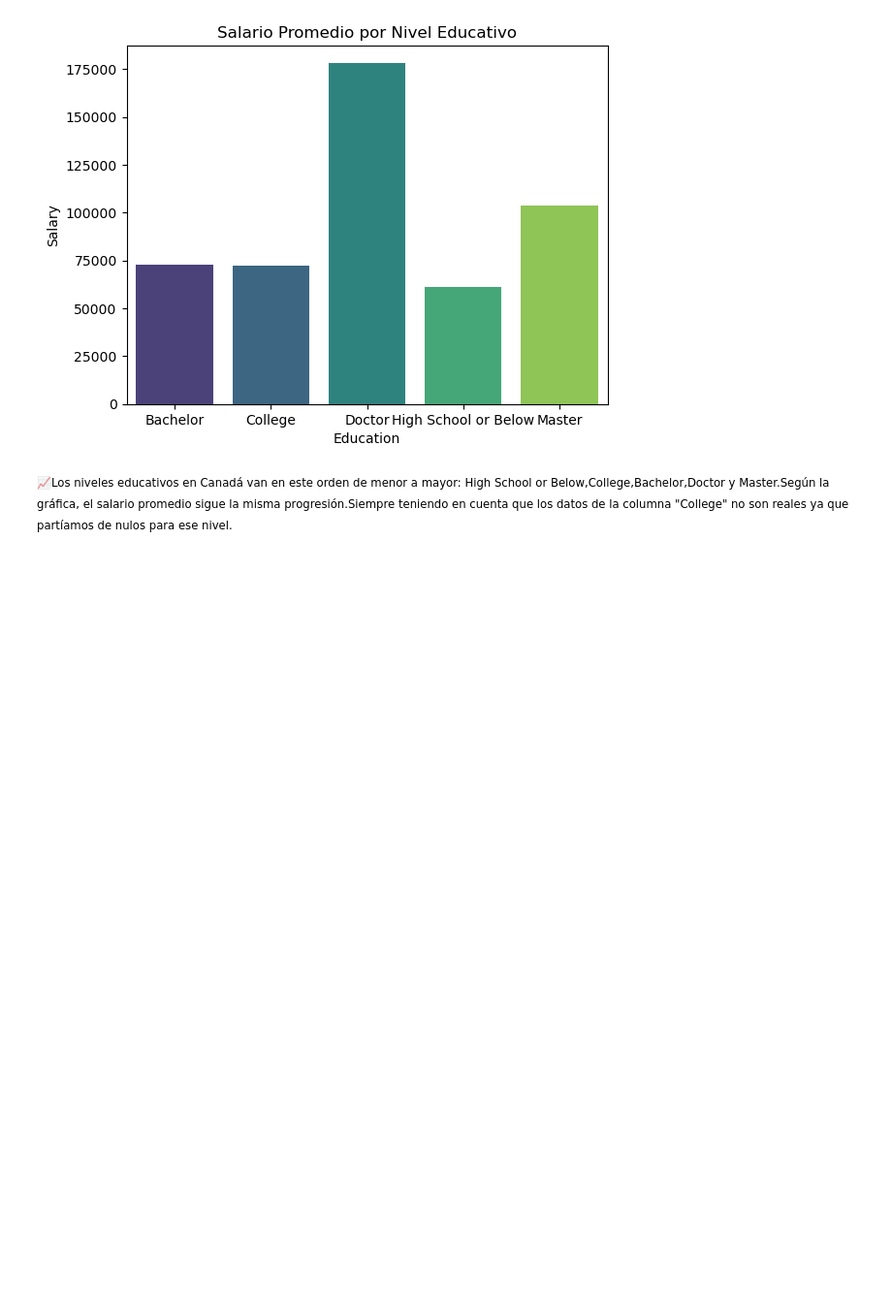
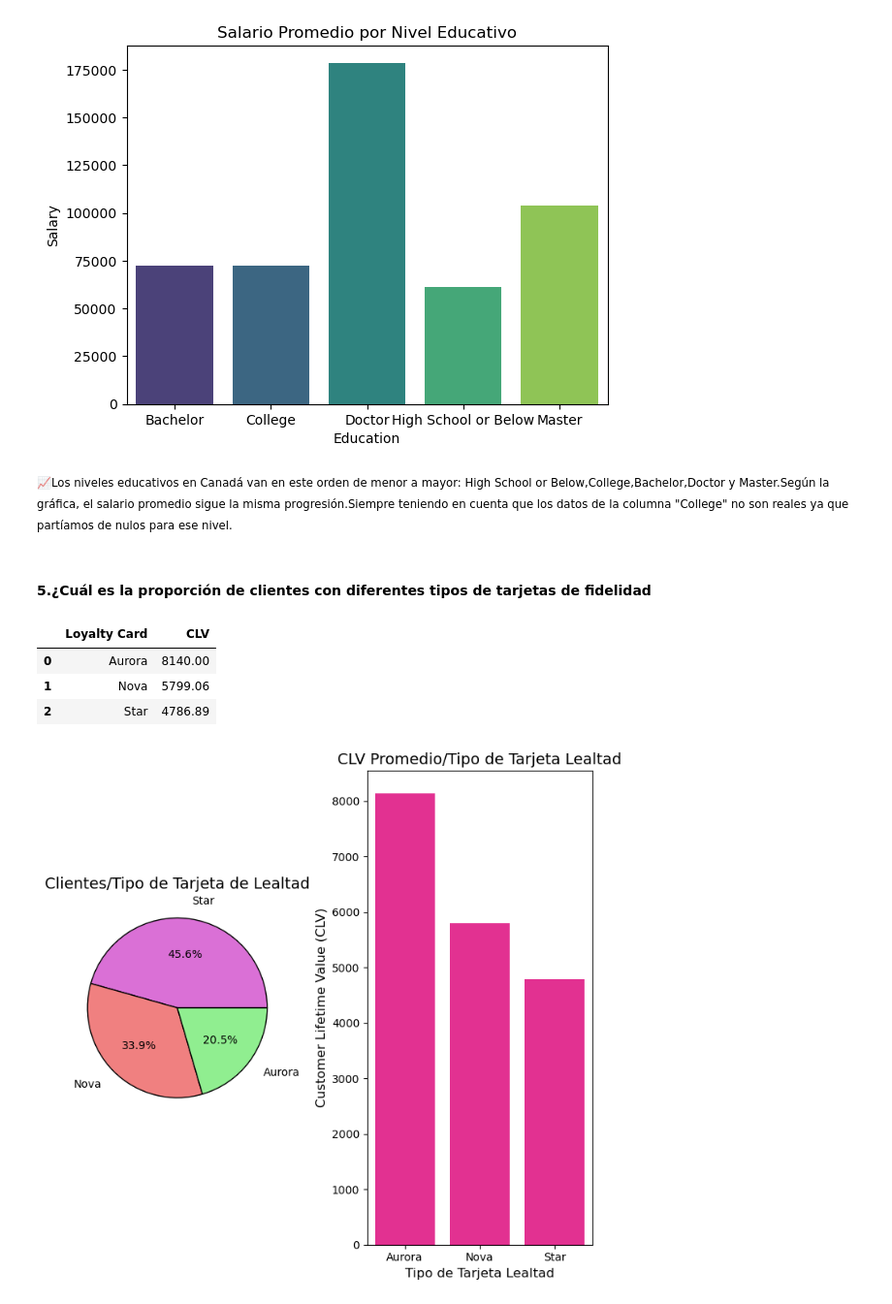
Before and after one commit to Adalab/bda-modulo-3-evaluacion-final-NuriaSalasVazquez, a Jupyter notebook: EDA.ipynb, the cells around one changed output. Shown at 97% size. Saved outputs shown, nothing was run; the diff lists cells and outputs as text; code cells hidden in the pictures; blank space fills up the shorter version.

```diff
--- a/EDA.ipynb
+++ b/EDA.ipynb
@@ -498,3 +483,44 @@ Passing `palette` without assigning `hue` is deprecated and will be removed in v
 [figure]
 # %% [markdown]
 <small>📈Los niveles educativos en Canadá van en este orden de menor a mayor: High School or Below,College,Bachelor,Doctor y Master.Según la gráfica, el salario promedio sigue la misma progresión.Siempre teniendo en cuenta que los datos de la columna "College" no son reales ya que partíamos de nulos para ese nivel.<small>
+# %% [markdown]
+ #### 5.¿Cuál es la proporción de clientes con diferentes tipos de tarjetas de fidelidad
+# %%
+relación_card_clv=df_union.groupby("Loyalty Card")["CLV"].median().round(2).reset_index()
+relación_card_clv
+# %% [output]
+|  | Loyalty Card | CLV |
+| 0 | Aurora | 8140.00 |
+| 1 | Nova | 5799.06 |
+| 2 | Star | 4786.89 |
+# %%
+
+
+# Crear el subplot con 1 fila y 2 columnas
+fig, axes = plt.subplots(1, 2, figsize=(16, 8))
+
+df_union['Loyalty Card'].value_counts().plot.pie(
+    autopct='%1.1f%%',
+    colors=['orchid', 'lightcoral', 'lightgreen'],
+    figsize=(7, 7),  # Ajustar el tamaño del gráfico
+    labeldistance=1.2,  # Separar las etiquetas de las porciones
+    ax=axes[0],  # Asignar el gráfico al primer subplot
+    wedgeprops={'edgecolor': 'black'},  # Añadir bordes a las porciones para que se vean más claras
+)
+
+# Mejorar la legibilidad del gráfico de torta
+axes[0].set_title(
+"Clientes/Tipo de Tarjeta de Lealtad", fontsize=14)
+axes[0].set_ylabel('')  # Eliminar la etiqueta del eje y, ya que no es necesaria
+
+sns.barplot(x="Loyalty Card", y="CLV", data=relación_card_clv, color="deeppink", ax=axes[1])
+
+# Mejorar la legibilidad del gráfico de barras
+axes[1].set_title("CLV Promedio/Tipo de Tarjeta Lealtad", fontsize=14)
+axes[1].set_xlabel("Tipo de Tarjeta Lealtad", fontsize=12)
+axes[1].set_ylabel("Customer Lifetime Value (CLV)", fontsize=12)
+
+
+plt.tight_layout()  # Ajustar el espaciado entre los gráficos
+# %% [output]
+[figure, added]
```
Also changed, not shown: parts of 15 cells of this notebook.
